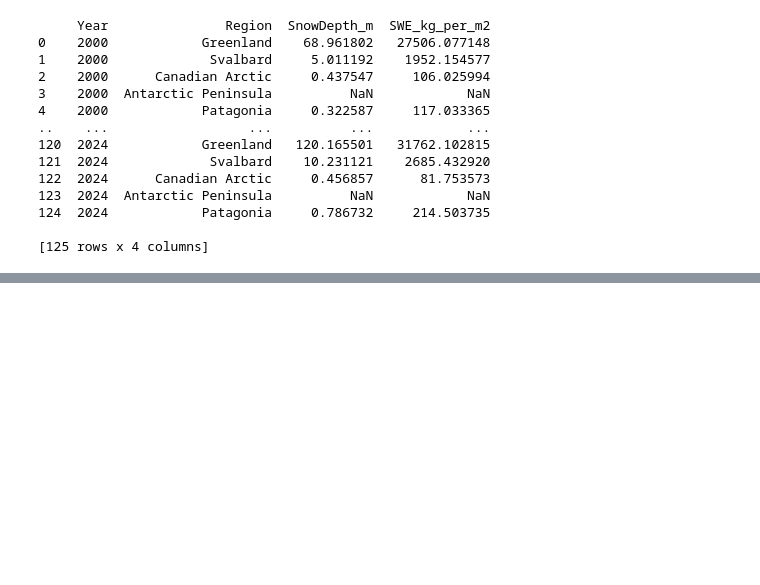
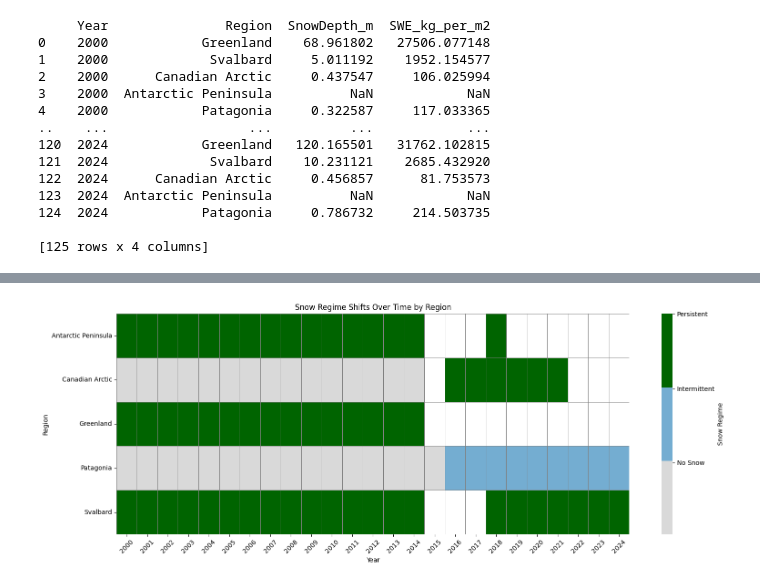
Before and after one commit to JhaAkansha/SnowCapMeltAnalysis, a Jupyter notebook: RS_OEA.ipynb, the cells around one changed output, grey strips where cells are left out. Cells and saved outputs as stored; diff of their text form; code cells hidden in the pictures; blank space fills up the shorter version.

```diff
--- a/RS_OEA.ipynb
+++ b/RS_OEA.ipynb
@@ -780,0 +653,13 @@ plt.show()
+# %%
+ml_data = []
+for region_name, values in results.items():
+    for i, year in enumerate(years):
+        entry = {
+            'Region': region_name,
+            'Year': year,
+            'SnowMetric': values[i],  #NDSI or VV depending on year
+            'Sensor': 'MODIS' if year < 2015 else 'Sentinel-1'
+        }
+        ml_data.append(entry)
+
+ml_df = pd.DataFrame(ml_data)
@@ -780,0 +750,33 @@ plt.show()
+# %%
+ml_df['Year'] = ml_df['Year'].astype(int)
+ml_df['Region'] = ml_df['Region'].astype(str)
+ml_df['SnowRegime'] = ml_df['SnowRegime'].astype('category')
+# %%
+df_filtered = ml_df[ml_df['SnowRegime'].isin(['No Snow', 'Intermittent', 'Persistent'])].copy()
+
+pivot_df = df_filtered.pivot(index='Region', columns='Year', values='SnowRegime')
+
+regime_palette = {
+    'No Snow': 0,
+    'Intermittent': 1,
+    'Persistent': 2
+}
+numeric_df = pivot_df.replace(regime_palette)
+numeric_df = numeric_df.apply(pd.to_numeric, errors='coerce')  # Force all values to numeric
+
+colors = ['#d9d9d9', '#74add1', '#006400']
+
+plt.figure(figsize=(16, 6))
+sns.heatmap(numeric_df, cmap=colors, linewidths=0.5, linecolor='gray',cbar_kws={'ticks': [0.5, 1.5, 2.5], 'label': 'Snow Regime'})
+plt.title('Snow Regime Shifts Over Time by Region')
+plt.xlabel('Year')
+plt.ylabel('Region')
+plt.xticks(rotation=45)
+colorbar = plt.gca().collections[0].colorbar
+colorbar.set_ticks([0.65, 1.32, 2])
+colorbar.set_ticklabels(['No Snow', 'Intermittent', 'Persistent'])
+
+plt.tight_layout()
+plt.show()
+# %% [output]
+[figure, added]
```
Also changed, not shown: parts of 30 cells of this notebook.
